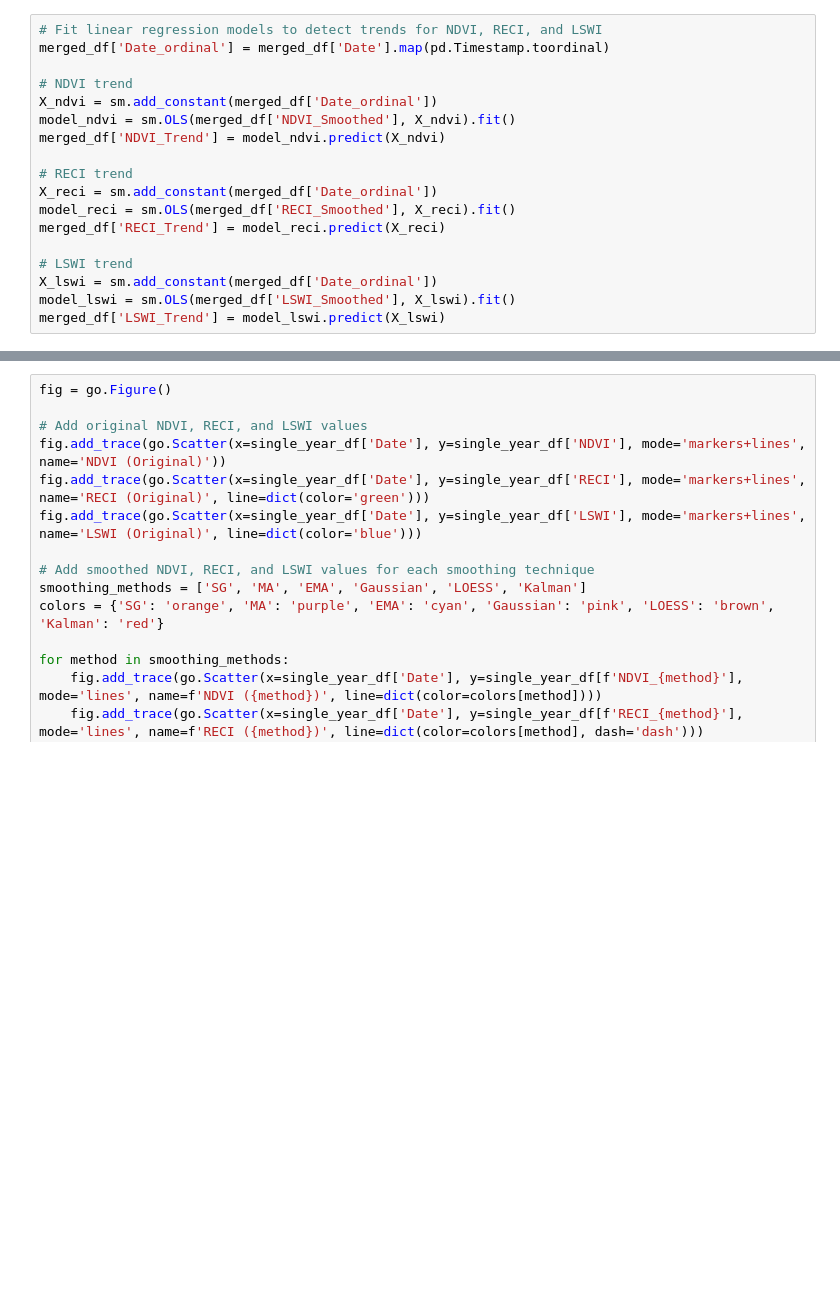
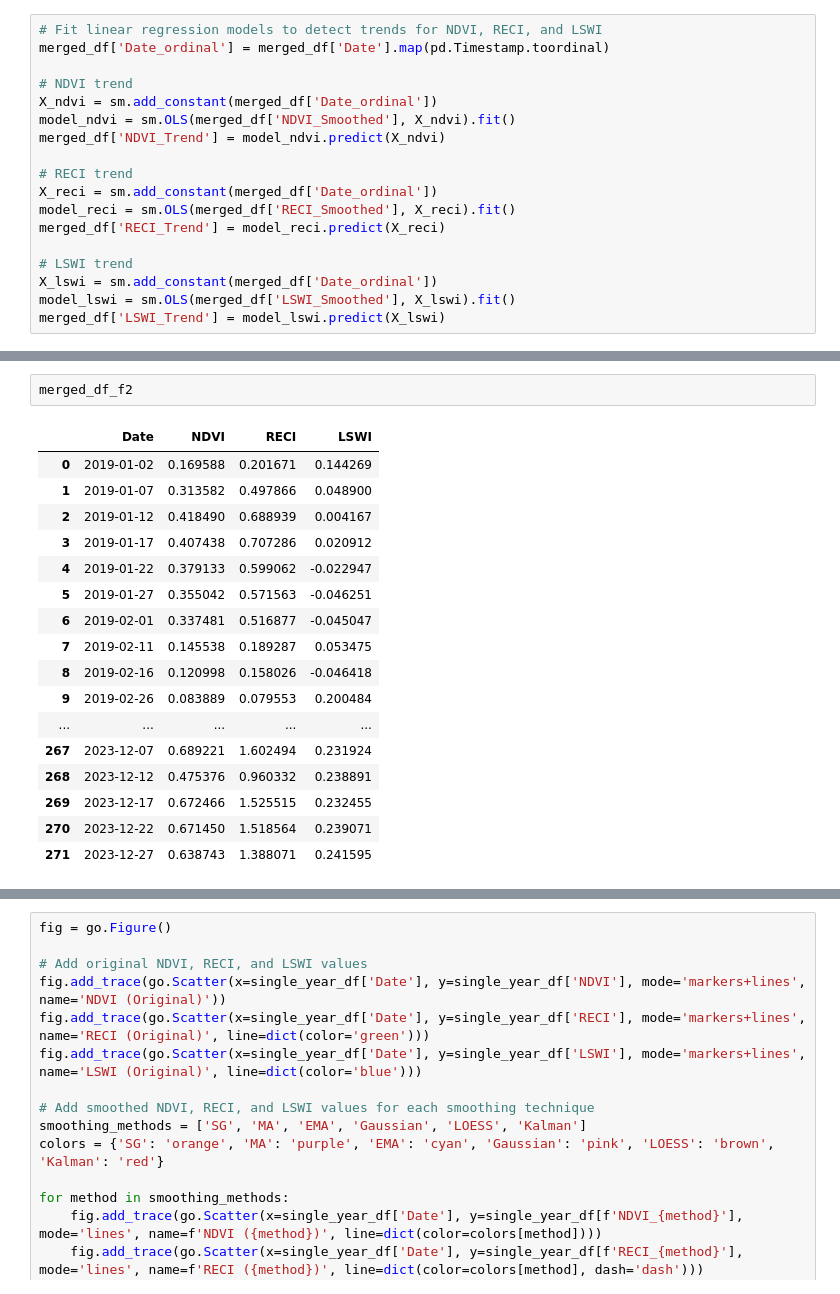
Before and after one commit to senthil1729/NDVI-time-series-analysis, a Jupyter notebook: sugarcane_farm_veg_indices_analysis.ipynb, the cells around one changed output, grey strips where cells are left out. Drawn from its saved outputs; the diff is of its cells as text; blank space fills up the shorter version.

```diff
--- a/sugarcane_farm_veg_indices_analysis.ipynb
+++ b/sugarcane_farm_veg_indices_analysis.ipynb
@@ -183,0 +430,20 @@ fig.show()
+# %%
+merged_df_f2
+# %% [output]
+|  | Date | NDVI | RECI | LSWI |
+| 0 | 2019-01-02 | 0.169588 | 0.201671 | 0.144269 |
+| 1 | 2019-01-07 | 0.313582 | 0.497866 | 0.048900 |
+| 2 | 2019-01-12 | 0.418490 | 0.688939 | 0.004167 |
+| 3 | 2019-01-17 | 0.407438 | 0.707286 | 0.020912 |
+| 4 | 2019-01-22 | 0.379133 | 0.599062 | -0.022947 |
+| 5 | 2019-01-27 | 0.355042 | 0.571563 | -0.046251 |
+| 6 | 2019-02-01 | 0.337481 | 0.516877 | -0.045047 |
+| 7 | 2019-02-11 | 0.145538 | 0.189287 | 0.053475 |
+| 8 | 2019-02-16 | 0.120998 | 0.158026 | -0.046418 |
+| 9 | 2019-02-26 | 0.083889 | 0.079553 | 0.200484 |
+| ... | ... | ... | ... | ... |
+| 267 | 2023-12-07 | 0.689221 | 1.602494 | 0.231924 |
+| 268 | 2023-12-12 | 0.475376 | 0.960332 | 0.238891 |
+| 269 | 2023-12-17 | 0.672466 | 1.525515 | 0.232455 |
+| 270 | 2023-12-22 | 0.671450 | 1.518564 | 0.239071 |
+| 271 | 2023-12-27 | 0.638743 | 1.388071 | 0.241595 |
```
Also changed, not shown: parts of 34 cells of this notebook.
